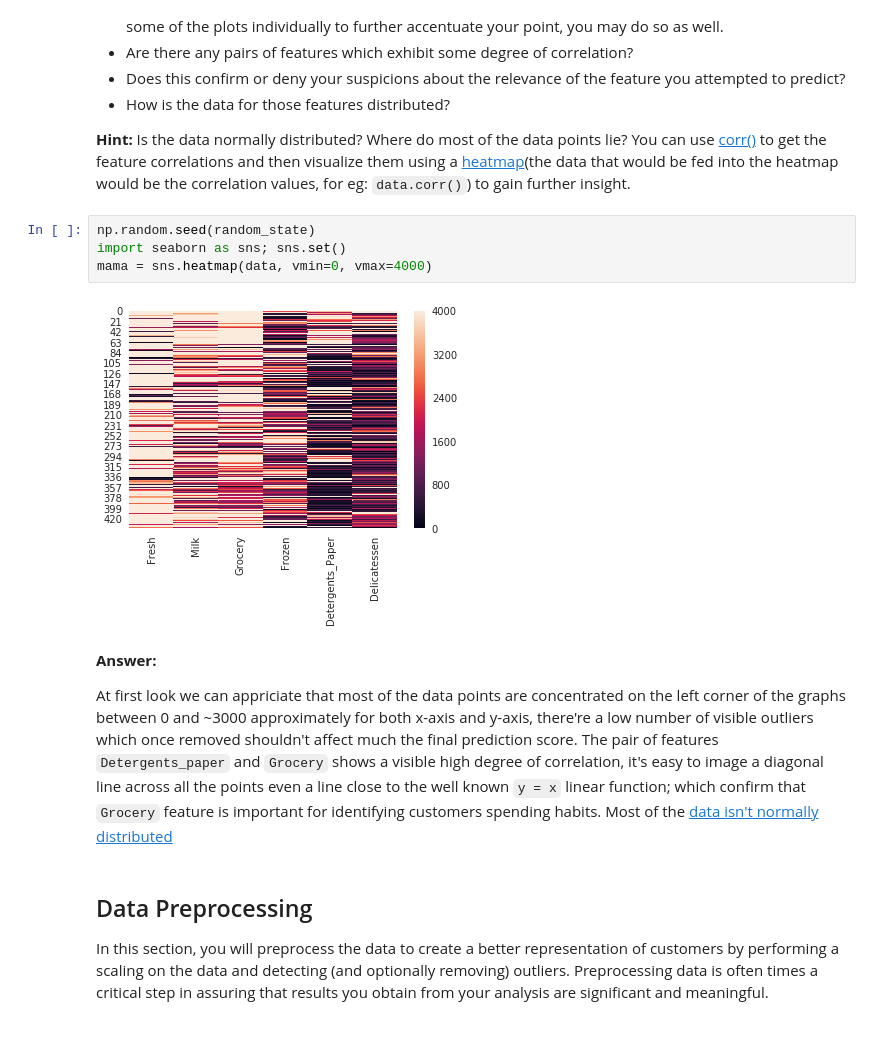
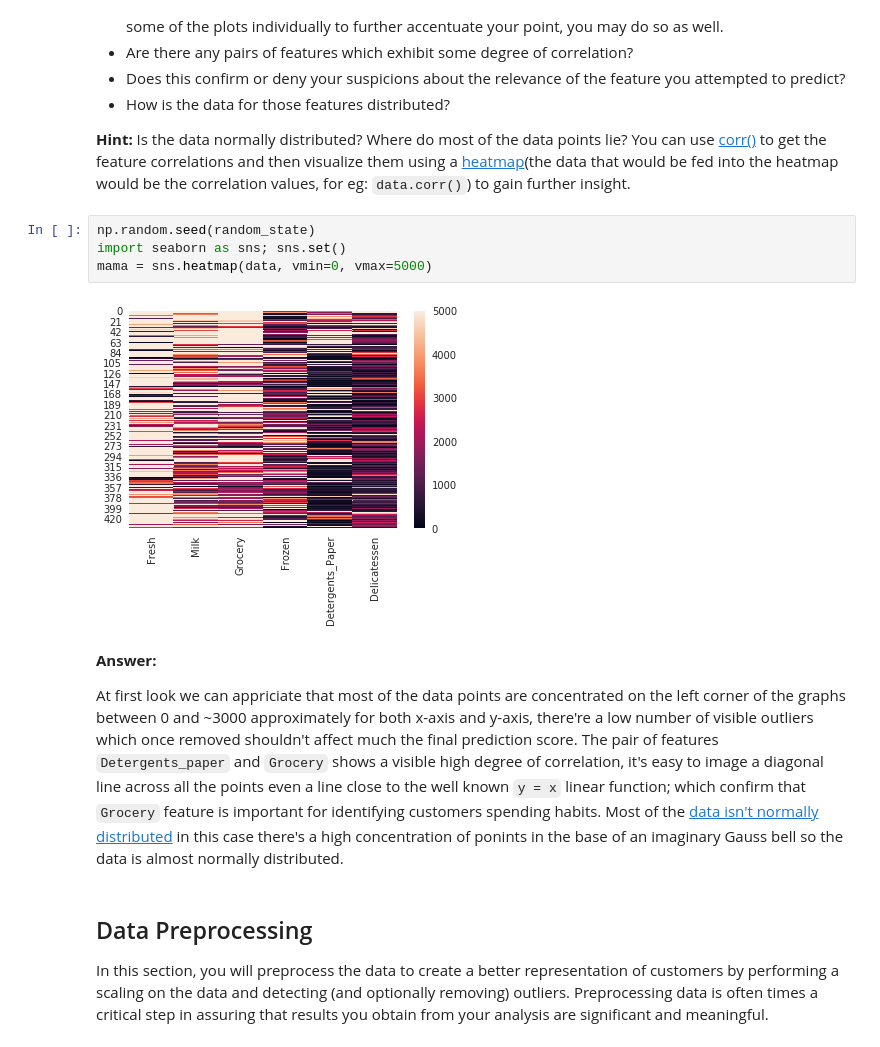
Before and after one commit to yanpozka/machine-learning, a Jupyter notebook: projects/customer_segments/customer_segments.ipynb, the cells around one changed output. Saved outputs shown, nothing was run; the diff lists cells and outputs as text.

```diff
--- a/projects/customer_segments/customer_segments.ipynb
+++ b/projects/customer_segments/customer_segments.ipynb
@@ -184,13 +184,13 @@ Delicatessen          1.000000
 # %%
 np.random.seed(random_state)
 import seaborn as sns; sns.set()
-mama = sns.heatmap(data, vmin=0, vmax=4000)
+mama = sns.heatmap(data, vmin=0, vmax=5000)
 # %% [output]
-[figure, old version]
+[figure, new version]
 # %% [markdown]
 **Answer:**
 
-At first look we can appriciate that most of the data points are concentrated on the left corner of the graphs between 0 and ~3000 approximately for both x-axis and y-axis, there're a low number of visible outliers which once removed shouldn't affect much the final prediction score. The pair of features `Detergents_paper` and `Grocery` shows a visible high degree of correlation, it's easy to image a diagonal line across all the points even a line close to the well known `y = x` linear function; which confirm that `Grocery` feature is important for identifying customers spending habits. Most of the [data isn't normally distributed](http://isites.harvard.edu/fs/docs/icb.topic988008.files/micceri89.pdf)
+At first look we can appriciate that most of the data points are concentrated on the left corner of the graphs between 0 and ~3000 approximately for both x-axis and y-axis, there're a low number of visible outliers which once removed shouldn't affect much the final prediction score. The pair of features `Detergents_paper` and `Grocery` shows a visible high degree of correlation, it's easy to image a diagonal line across all the points even a line close to the well known `y = x` linear function; which confirm that `Grocery` feature is important for identifying customers spending habits. Most of the [data isn't normally distributed](http://isites.harvard.edu/fs/docs/icb.topic988008.files/micceri89.pdf) in this case there's a high concentration of ponints in the base of an imaginary Gauss bell so the data is almost normally distributed.
 # %% [markdown]
 ## Data Preprocessing
 In this section, you will preprocess the data to create a better representation of customers by performing a scaling on the data and detecting (and optionally removing) outliers. Preprocessing data is often times a critical step in assuring that results you obtain from your analysis are significant and meaningful.
```
Also changed, not shown: parts of 1 cell of this notebook.
